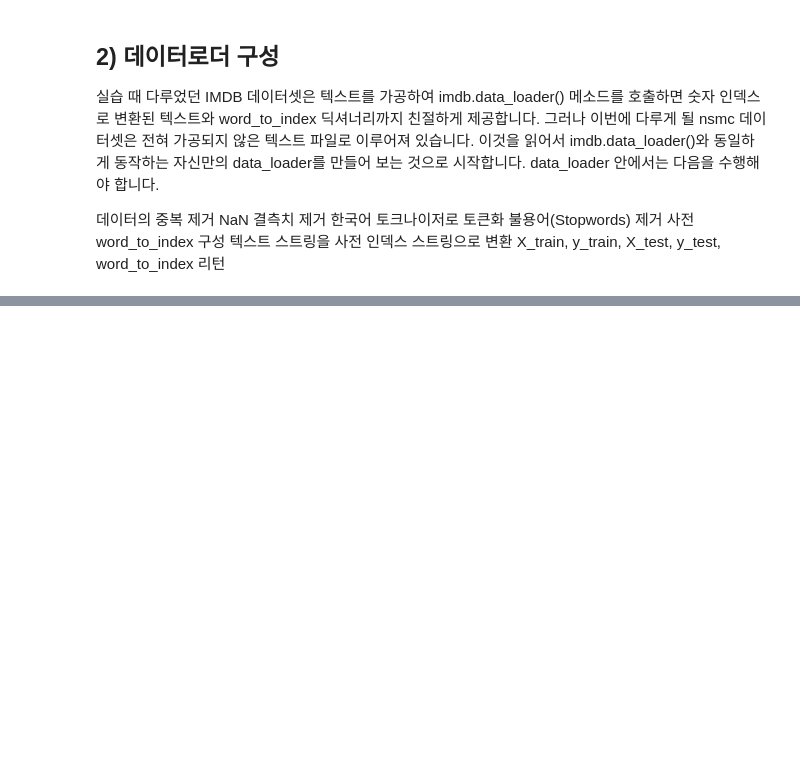
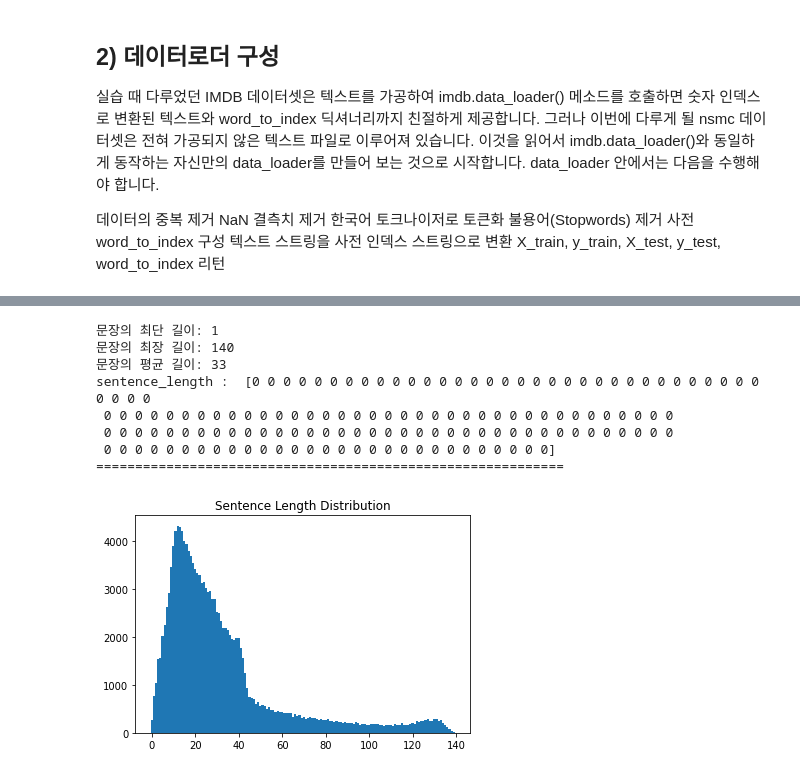
Before and after one commit to peter1505/AIFFEL, a Jupyter notebook: GD_02_SP_movie_sentiment.ipynb, the cells around one changed output, grey strips where cells are left out. Saved outputs shown, nothing was run; the diff lists cells and outputs as text; code cells hidden in the pictures; blank space fills up the shorter version.

```diff
--- a/GD_02_SP_movie_sentiment.ipynb
+++ b/GD_02_SP_movie_sentiment.ipynb
@@ -380,0 +612,6 @@ X_train, y_train, X_test, y_test, word_to_index = load_data(train_data, test_dat
+# %%
+train_data = pd.read_table("data/nsmc/"+"ratings_train.txt")
+test_data = pd.read_table("data/nsmc/"+"ratings_test.txt")
+
+display(train_data.head())
+display(test_data.head())
@@ -380,0 +662,4 @@ X_train, y_train, X_test, y_test, word_to_index = load_data(train_data, test_dat
+# %%
+# 데이터 전처리
+train_data['document'] = train_data['document'].str.replace("[^ㄱ-ㅎㅏ-ㅣ가-힣 ]","") # 한글과 공백을 제외하고 모두 제거
+train_data[:5]
@@ -380,0 +673,5 @@ X_train, y_train, X_test, y_test, word_to_index = load_data(train_data, test_dat
+# %%
+# 바뀐 데이터 내부에 null값이 있는지 다시 확인
+train_data['document'] = train_data['document'].str.replace('^ +', "") # white space 데이터를 empty value로 변경
+train_data['document'].replace('', np.nan, inplace=True)
+print(train_data.isnull().sum())
@@ -380,0 +744,49 @@ X_train, y_train, X_test, y_test, word_to_index = load_data(train_data, test_dat
+# %%
+# 데이터 길이 분포 확인하기
+import matplotlib.pyplot as plt
+
+min_len = 999
+max_len = 0
+sum_len = 0
+
+for sen in train_data['document']:
+    length = len(sen)
+
+    # 문장 최소 길이 찾기
+    if min_len > length:
+        min_len = length
+
+    # 문장 최대 길이 찾기
+    if max_len < length:
+        max_len = length
+
+    # 전체 문장을 합치면 길이가 얼마나 될까요?
+    sum_len += length
+
+print("문장의 최단 길이:", min_len)
+print("문장의 최장 길이:", max_len)
+print("문장의 평균 길이:", sum_len // len(train_data))
+
+# 전체 길이만큼 0벡터 ==> 길이에 따른 문장의 수를 저장하기 위해 먼저 0으로 이루어진 리스트를 만든다!!
+sentence_length = np.zeros((max_len), dtype=np.int)
+print("sentence_length : ",sentence_length)
+
+print("="*60)
+
+# raw는 위에서 다운로드한 데이터셋!! 전체 길이와 상관없음
+for sen in train_data['document']:
+    sentence_length[len(sen)-1] += 1 # 0으로 이루어진 벡터에 문장 count를 더한 뒤 넣는다.
+
+plt.bar(range(max_len), sentence_length, width=1.0) # 너비는 1.0씩 늘어나도록 설정
+plt.title("Sentence Length Distribution")
+plt.show()
+# %% [output]
+문장의 최단 길이: 1
+문장의 최장 길이: 140
+문장의 평균 길이: 33
+sentence_length :  [0 0 0 0 0 0 0 0 0 0 0 0 0 0 0 0 0 0 0 0 0 0 0 0 0 0 0 0 0 0 0 0 0 0 0 0 0
+ 0 0 0 0 0 0 0 0 0 0 0 0 0 0 0 0 0 0 0 0 0 0 0 0 0 0 0 0 0 0 0 0 0 0 0 0 0
+ 0 0 0 0 0 0 0 0 0 0 0 0 0 0 0 0 0 0 0 0 0 0 0 0 0 0 0 0 0 0 0 0 0 0 0 0 0
+ 0 0 0 0 0 0 0 0 0 0 0 0 0 0 0 0 0 0 0 0 0 0 0 0 0 0 0 0 0]
+============================================================
+[figure, added]
```
Also changed, not shown: parts of 72 cells of this notebook.
